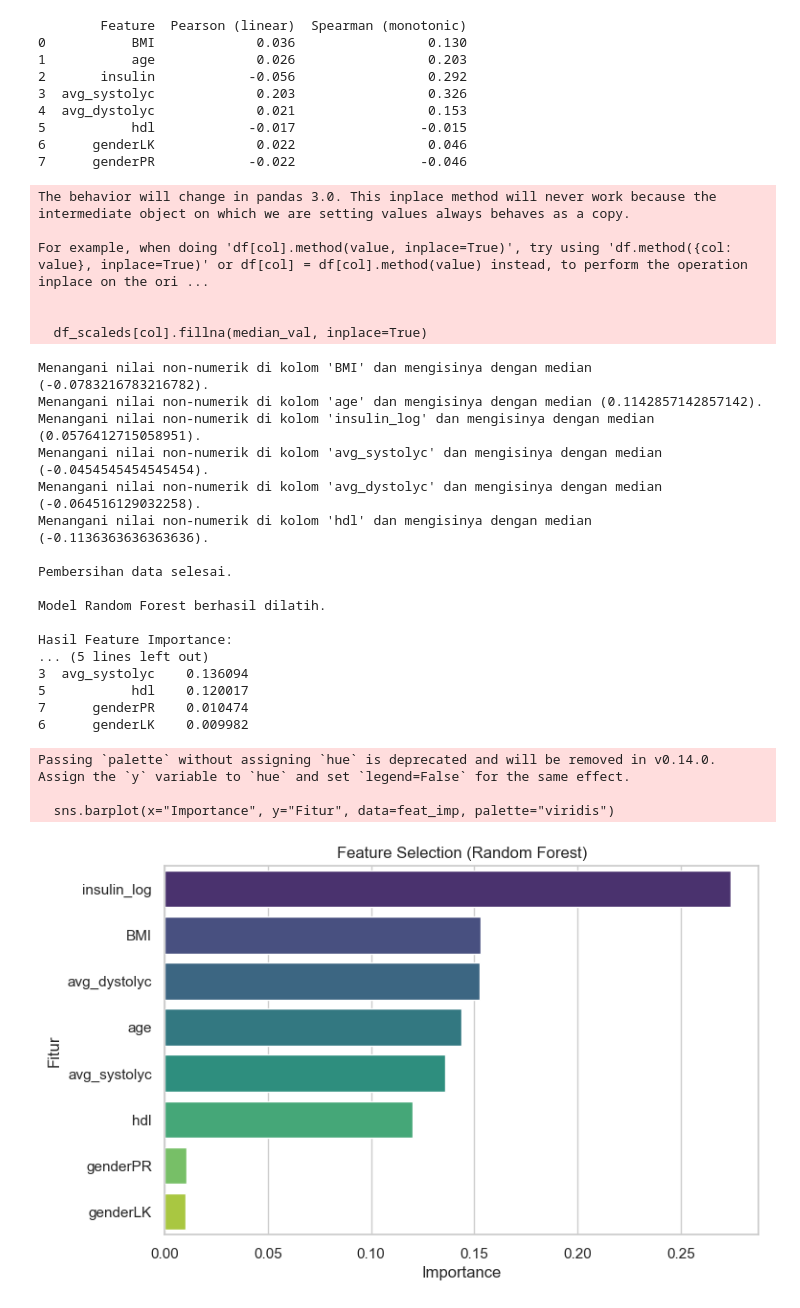
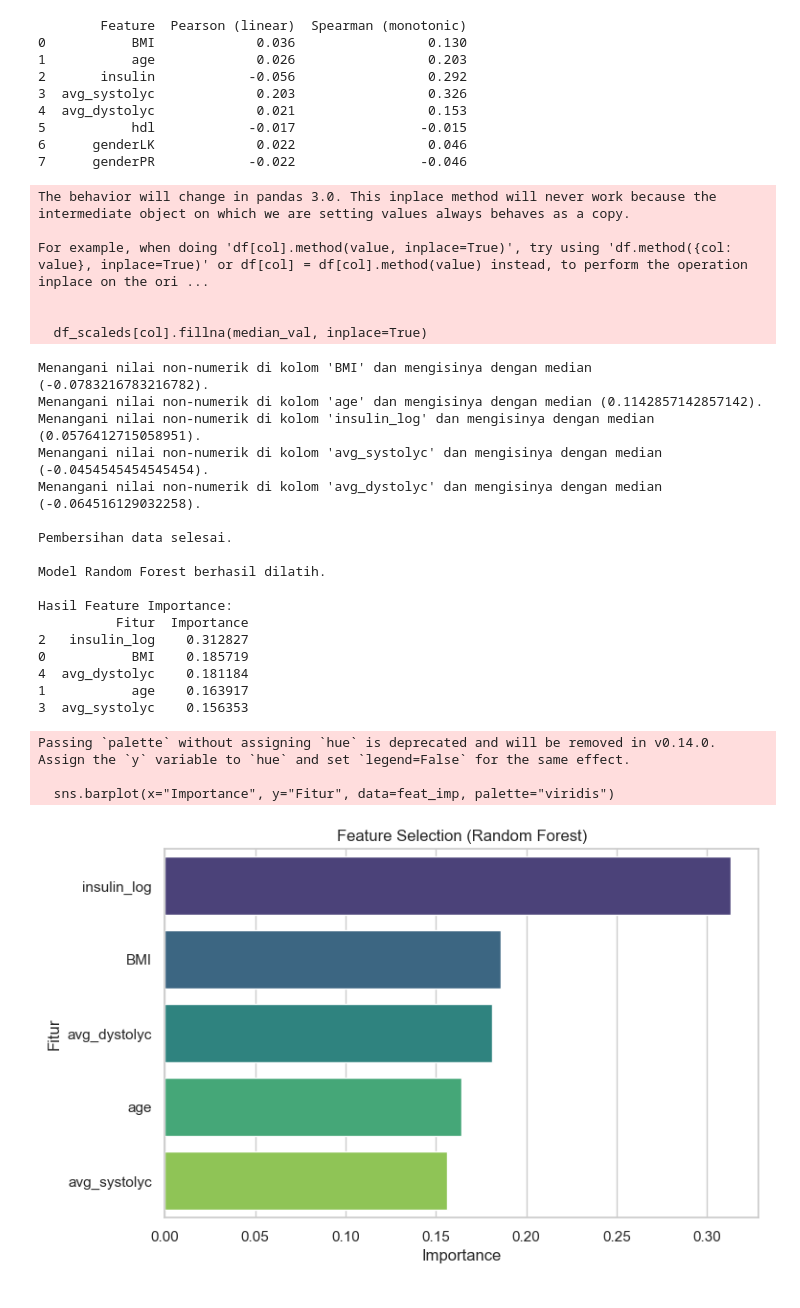
Before and after one commit to Gr1X/Diabetes_MealPlan_Model, a Jupyter notebook: Data_labeling.ipynb, the cells around one changed output. Cells and saved outputs as stored; diff of their text form; code cells hidden in the pictures.

```diff
--- a/Data_labeling.ipynb
+++ b/Data_labeling.ipynb
@@ -2,7 +2,7 @@
 import pandas as pd
 
 # Baca dataset (ubah sesuai path)
-df = pd.read_csv("data_bersih.csv", delimiter=";")
+df = pd.read_csv("Dataset/data_bersih.csv", delimiter=";")
 
 def label_diabetes(row):
     # Aturan dari labeling.pdf (halaman 2)
@@ -127,22 +46,0 @@ print(anova_results)
-# %%
-import pandas as pd
-import seaborn as sns
-import matplotlib.pyplot as plt
-
-# Ganti 'path/to/your/data_labeled.csv' dengan lokasi file Anda
-df = pd.read_csv('data_labeled.csv', delimiter=',')
-
-# Tampilkan beberapa baris pertama untuk memastikan data termuat
-print(df.head())
-
-# Pilih kolom numerik yang ingin Anda periksa (kecuali ID dan kolom target)
-numeric_features = [ 'BMI', 'age', 'fgb', 'hba1c', 'insulin', 'avg_systolyc', 'avg_dystolyc', 'hdl']
-
-# Buat box plot untuk setiap fitur
-plt.figure(figsize=(15, 10))
-for i, feature in enumerate(numeric_features, 1):
-    plt.subplot(2, 5, i)
-    sns.boxplot(y=df[feature])
-    plt.title(f'Box Plot of {feature}')
-plt.tight_layout()
-plt.show()
@@ -459,7 +274,7 @@ import pandas as pd
 import numpy as np
 from sklearn.preprocessing import RobustScaler
 
-df = pd.read_csv("datalabel_withgender.csv", delimiter=";")
+df = pd.read_csv("Dataset/datalabel_withgender.csv", delimiter=";")
 
 # --- 1. Copy data untuk cleaning ---
 df_clean = df.copy()
@@ -606,11 +421,11 @@ import matplotlib.pyplot as plt
 import seaborn as sns
 
 # Baca dataset
-df_scaleds = pd.read_csv("data_scaled_gender.csv", delimiter=";")
+df_scaleds = pd.read_csv("Dataset/data_scaled_gender.csv", delimiter=";")
 
 # --- LANGKAH PEMBERSIHAN DATA (TAMBAHAN) ---
 # Daftar kolom fitur yang akan digunakan
-feature_columns = ['BMI','age','insulin_log','avg_systolyc','avg_dystolyc','hdl','genderLK','genderPR']
+feature_columns = ['BMI','age','insulin_log','avg_systolyc','avg_dystolyc']
 
 # Loop melalui setiap kolom fitur untuk memastikan semuanya numerik
 for col in feature_columns:
@@ -652,37 +467,37 @@ feat_imp = feat_imp.sort_values(by="Importance", ascending=False)
 # --- 5. Plot hasilnya ---
 plt.figure(figsize=(8,5))
 sns.barplot(x="Importance", y="Fitur", data=feat_imp, palette="viridis")
 plt.title("Feature Selection (Random Forest)")
 # plt.show() # Gunakan ini jika menjalankan sebagai script .py
 plt.savefig("feature_importance.png", bbox_inches='tight') # Menyimpan plot ke file
 
 print("Hasil Feature Importance:")
 print(feat_imp)
 # %% [output]
 The behavior will change in pandas 3.0. This inplace method will never work because the intermediate object on which we are setting values always behaves as a copy.
 
 For example, when doing 'df[col].method(value, inplace=True)', try using 'df.method({col: value}, inplace=True)' or df[col] = df[col].method(value) instead, to perform the operation inplace on the ori ...
 
 
   df_scaleds[col].fillna(median_val, inplace=True)
 Menangani nilai non-numerik di kolom 'BMI' dan mengisinya dengan median (-0.0783216783216782).
 Menangani nilai non-numerik di kolom 'age' dan mengisinya dengan median (0.1142857142857142).
 Menangani nilai non-numerik di kolom 'insulin_log' dan mengisinya dengan median (0.0576412715058951).
 Menangani nilai non-numerik di kolom 'avg_systolyc' dan mengisinya dengan median (-0.0454545454545454).
 Menangani nilai non-numerik di kolom 'avg_dystolyc' dan mengisinya dengan median (-0.064516129032258).
-Menangani nilai non-numerik di kolom 'hdl' dan mengisinya dengan median (-0.1136363636363636).
 
 Pembersihan data selesai.
 
 Model Random Forest berhasil dilatih.
 
 Hasil Feature Importance:
-... (5 lines left out)
-3  avg_systolyc    0.136094
-5           hdl    0.120017
-7      genderPR    0.010474
-6      genderLK    0.009982
+          Fitur  Importance
+2   insulin_log    0.312827
+0           BMI    0.185719
+4  avg_dystolyc    0.181184
+1           age    0.163917
+3  avg_systolyc    0.156353
 Passing `palette` without assigning `hue` is deprecated and will be removed in v0.14.0. Assign the `y` variable to `hue` and set `legend=False` for the same effect.
 
   sns.barplot(x="Importance", y="Fitur", data=feat_imp, palette="viridis")
-[figure, old version]
+[figure, new version]
```
Also changed, not shown: parts of 9 cells of this notebook, 19 other files.
